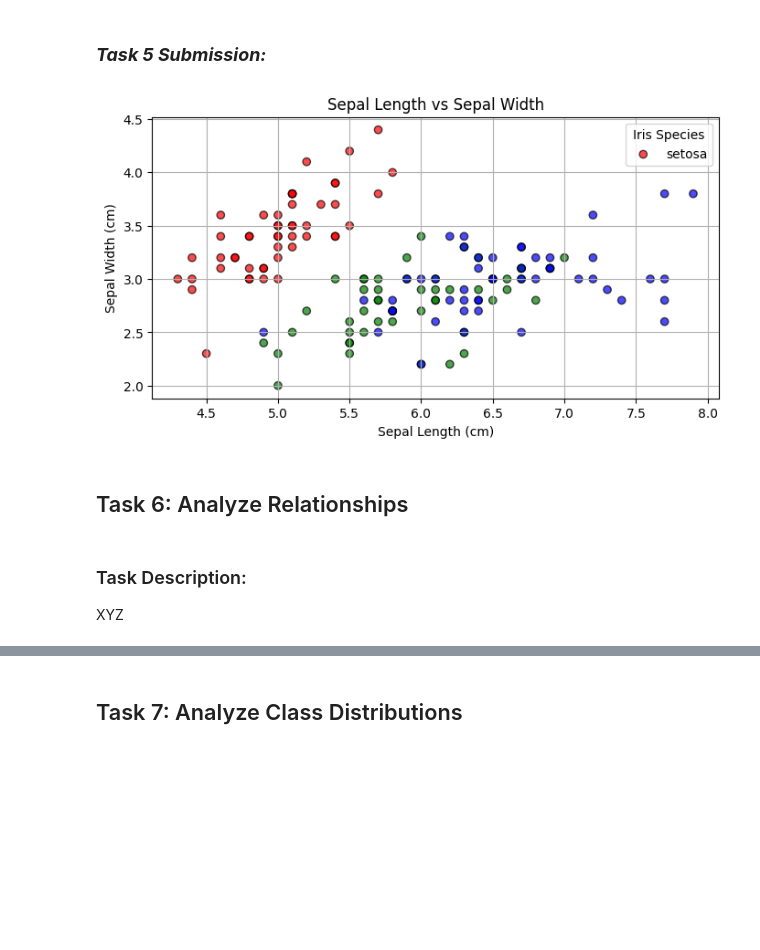
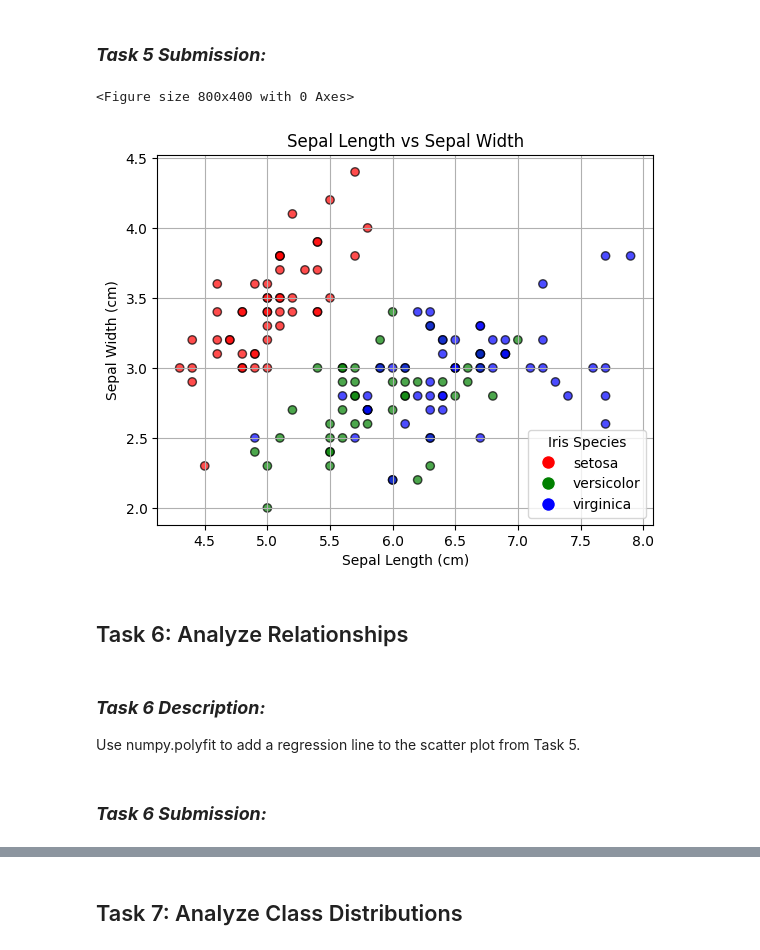
Before and after one commit to skerr17/principles_of_data_analytics, a Jupyter notebook: tasks.ipynb, the cells around one changed output, grey strips where cells are left out. Saved outputs shown, nothing was run; the diff lists cells and outputs as text; code cells hidden in the pictures; blank space fills up the shorter version.

Commit message:
Did best fit line for task 6 need to return to this

```diff
--- a/tasks.ipynb
+++ b/tasks.ipynb
@@ -296,31 +296,50 @@ Color-code the three different classes of the scatter plot points.
 # %% [markdown]
 ### ***Task 5 Submission:***
 # %%
+# Reference: https://matplotlib.org/stable/api/_as_gen/matplotlib.pyplot.scatter.html
+
+# Define the size of the plot
+plt.figure(figsize=(8, 4))  # Set the size of the figure
+
 # Scatter plot of sepal length vs sepal width
-plt.figure(figsize=(8, 4))  # Set the size of the figure
-scatter = plt.scatter(iris_dataframe['sepal length (cm)'],
-                      iris_dataframe['sepal width (cm)'],
-                      c=iris_dataframe['species'].map(species_colours),  # Map species to colours
-                      cmap='viridis',  # Use a colormap
-                      edgecolor='k',  # Add edge color to points
-                      alpha=0.7)  # Set transparency
+fig, ax = plt.subplots()
+
+
+
+# Create the scatter plot
+scatter = ax.scatter(iris_dataframe['sepal length (cm)'], # x-axis
+           iris_dataframe['sepal width (cm)'],  # y-axis
+            c=iris_dataframe['species'].map(species_colours),  # Map species to colours
+            edgecolor='k',  # Add edge color to points
+            alpha=0.7,)  # Set transparency
+
 
 # Add labels and title
 plt.xlabel('Sepal Length (cm)')
 plt.ylabel('Sepal Width (cm)')
 plt.title('Sepal Length vs Sepal Width')
 
-# Add a legend
-plt.legend(title='Iris Species', labels=species)
+# create the legend labels and handles
+legend_labels = species_colours.keys()
+legend_handles = [plt.Line2D([0], [0], marker='o', color='w', markerfacecolor=color, markersize=10, label=species)
+                  for species, color in species_colours.items()]
+
+# create the legend labels and handles
+ax.legend(legend_handles, legend_labels, title='Iris Species', loc='lower right')
 
 # Show the plot
 plt.grid(True)
 plt.show()
+
+# Note had trouble with the legend not shwoing so added in a custom l;egend - Reference: https://how2matplotlib.com/custom-legends-with-matplotlib.html
 # %% [output]
+<Figure size 800x400 with 0 Axes>
-[figure, old version]
+[figure, new version]
 # %% [markdown]
 ## Task 6: Analyze  Relationships
+# %% [markdown]
+### ***Task 6 Description:***
+
+Use numpy.polyfit to add a regression line to the scatter plot from Task 5.
 # %% [markdown]
-### Task Description:
-
-XYZ
+### ***Task 6 Submission:***
```
Also changed, not shown: parts of 9 cells of this notebook.
